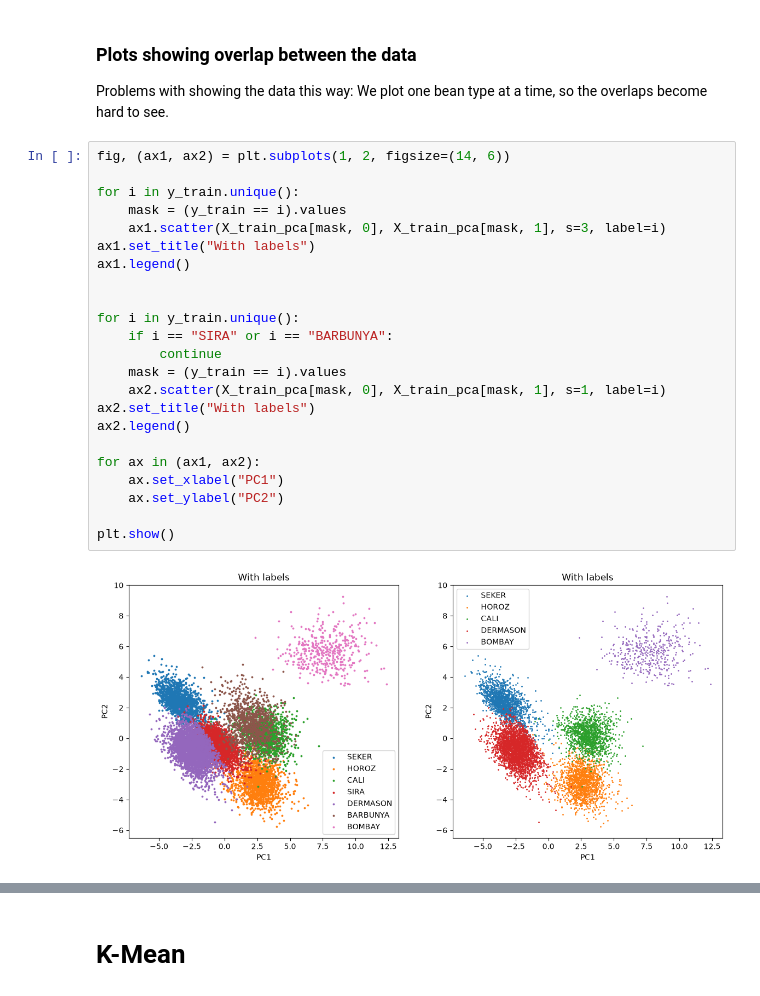
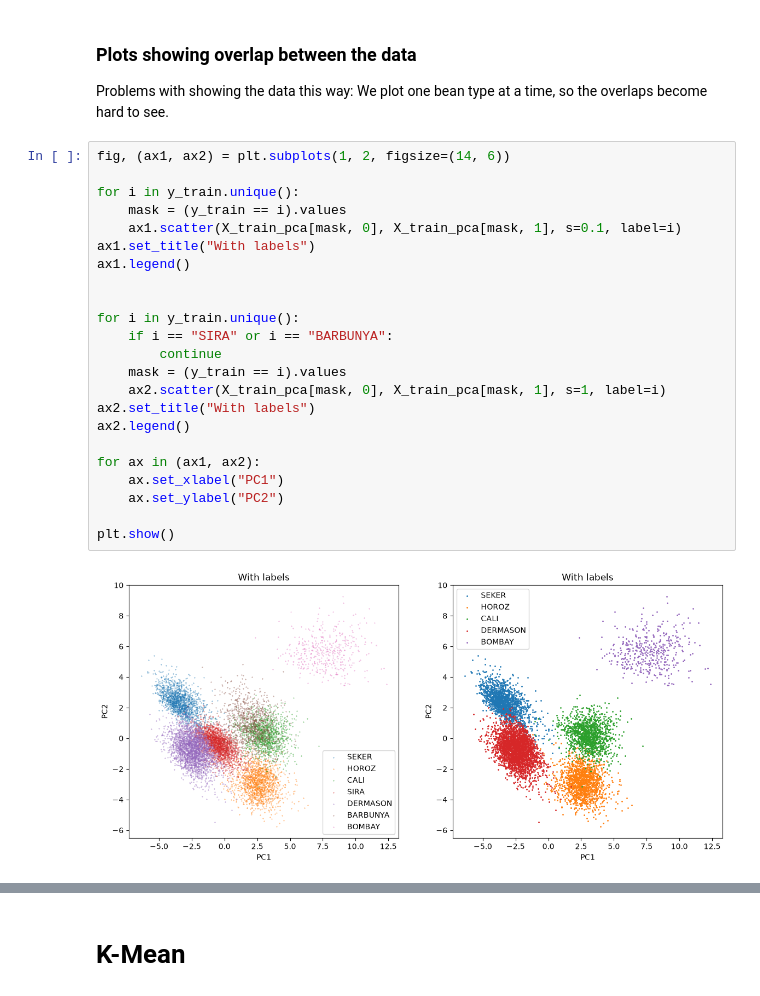
Before and after one commit to RadiantPilot/FYS-2021-Bean, a Jupyter notebook: Code.ipynb, the cells around one changed output, grey strips where cells are left out. Cells and saved outputs as stored; diff of their text form.

```diff
--- a/Code.ipynb
+++ b/Code.ipynb
@@ -160,25 +160,25 @@ Problems with showing the data this way: We plot one bean type at a time, so the
 # %%
 fig, (ax1, ax2) = plt.subplots(1, 2, figsize=(14, 6))
 
 for i in y_train.unique():
     mask = (y_train == i).values
-    ax1.scatter(X_train_pca[mask, 0], X_train_pca[mask, 1], s=3, label=i)
+    ax1.scatter(X_train_pca[mask, 0], X_train_pca[mask, 1], s=0.1, label=i)
 ax1.set_title("With labels")
 ax1.legend()
 
 
 for i in y_train.unique():
     if i == "SIRA" or i == "BARBUNYA":
         continue
     mask = (y_train == i).values
     ax2.scatter(X_train_pca[mask, 0], X_train_pca[mask, 1], s=1, label=i)
 ax2.set_title("With labels")
 ax2.legend()
 
 for ax in (ax1, ax2):
     ax.set_xlabel("PC1")
     ax.set_ylabel("PC2")
 
 plt.show()
 # %% [output]
-[figure, old version]
+[figure, new version]
```
Also changed, not shown: parts of 4 cells of this notebook, 8 other files.
